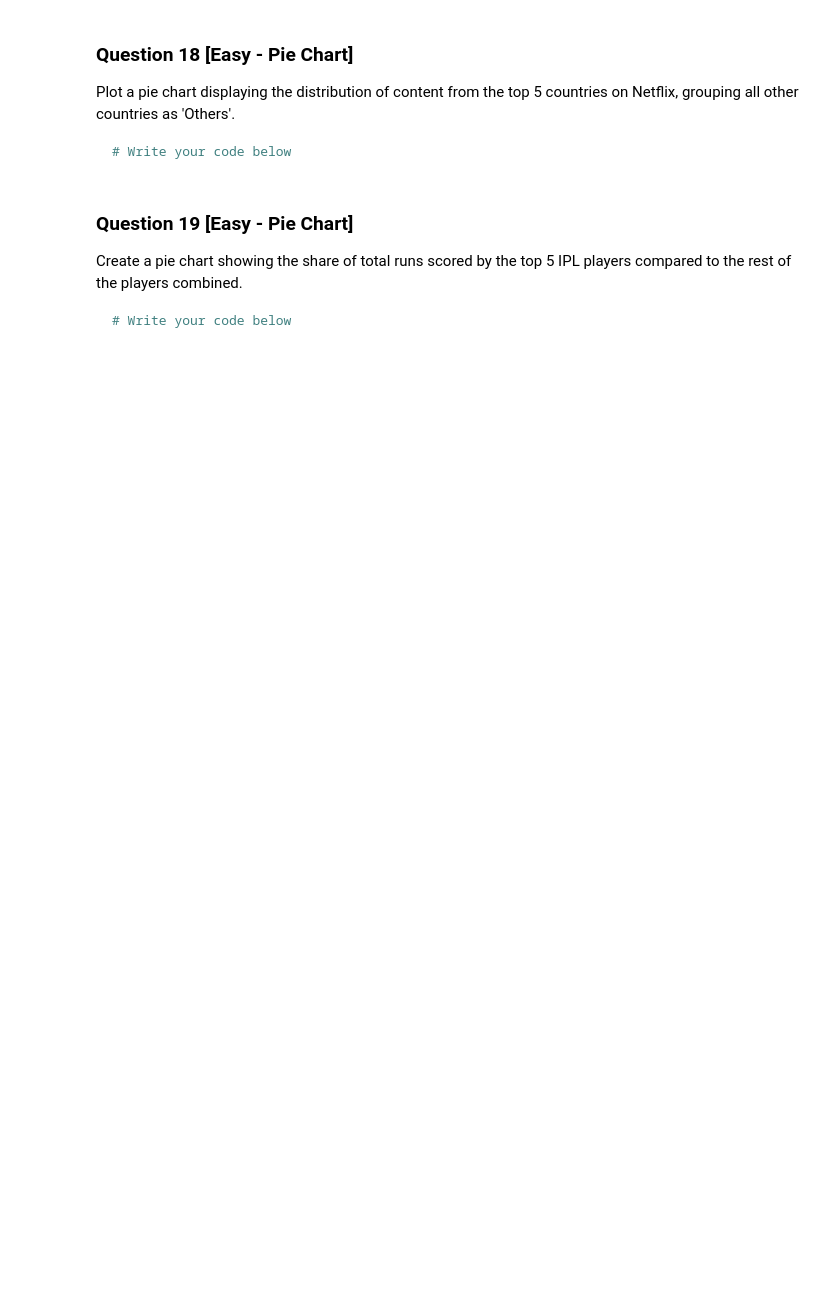
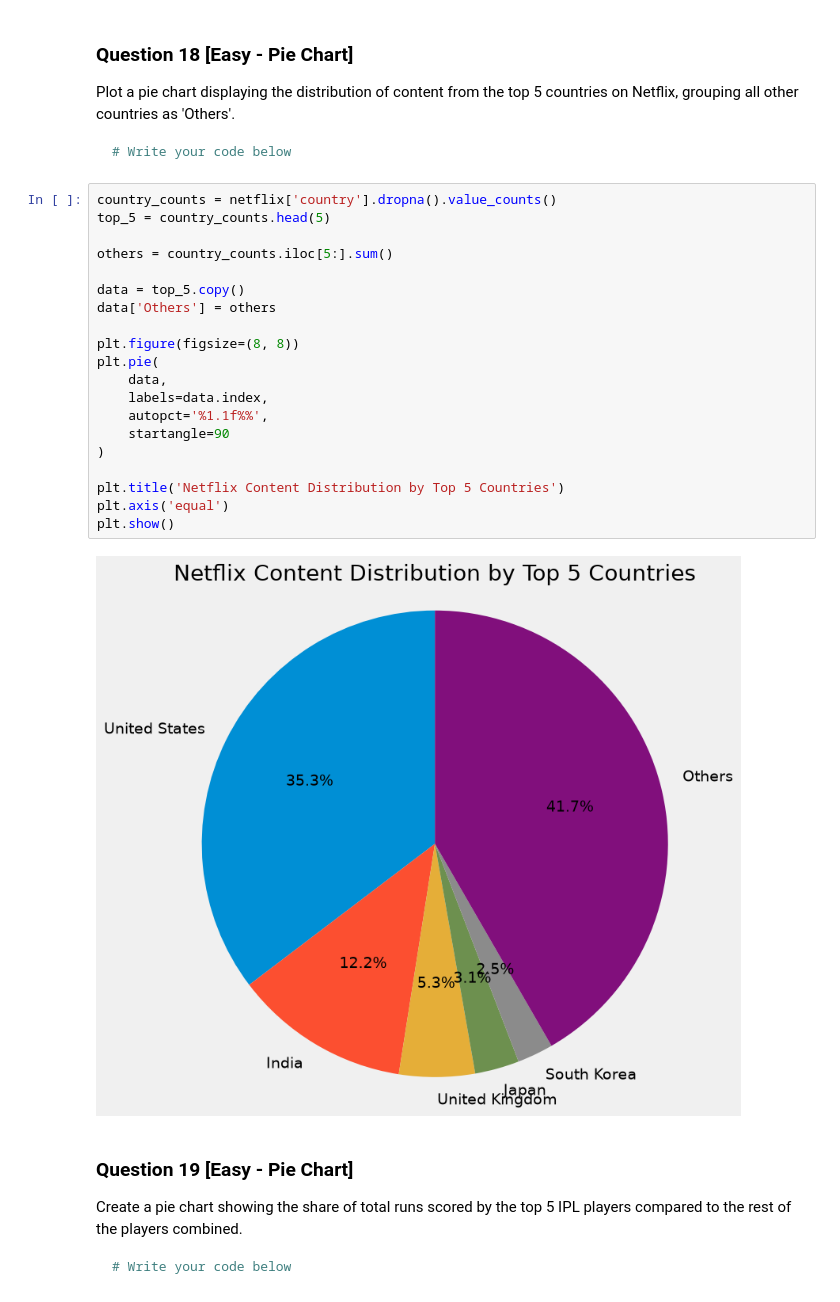
Before and after one commit to Harshit-kumar38/100-Matplotlib-Problems, a Jupyter notebook: Matplotlib_100_solutions.ipynb, the cells around one changed output. Cells and saved outputs as stored; diff of their text form; blank space fills up the shorter version.

````diff
--- a/Matplotlib_100_solutions.ipynb
+++ b/Matplotlib_100_solutions.ipynb
@@ -322,6 +338,28 @@ Plot a pie chart displaying the distribution of content from the top 5 countries
 ```python
 # Write your code below
 ```
+# %%
+country_counts = netflix['country'].dropna().value_counts()
+top_5 = country_counts.head(5)
+
+others = country_counts.iloc[5:].sum()
+
+data = top_5.copy()
+data['Others'] = others
+
+plt.figure(figsize=(8, 8))
+plt.pie(
+    data,
+    labels=data.index,
+    autopct='%1.1f%%',
+    startangle=90
+)
+
+plt.title('Netflix Content Distribution by Top 5 Countries')
+plt.axis('equal')
+plt.show()
+# %% [output]
+[figure, added]
 # %% [markdown]
 ### Question 19 [Easy - Pie Chart]
 Create a pie chart showing the share of total runs scored by the top 5 IPL players compared to the rest of the players combined.
````
Also changed, not shown: parts of 4 cells of this notebook.
